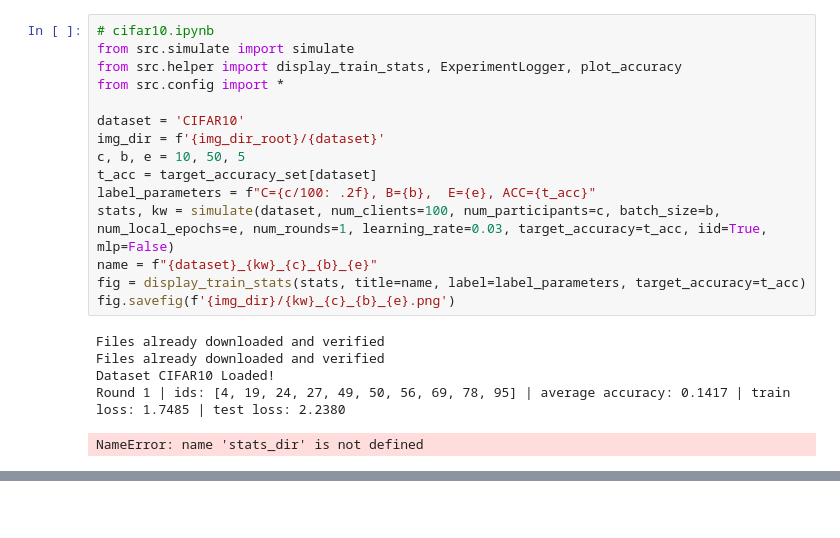
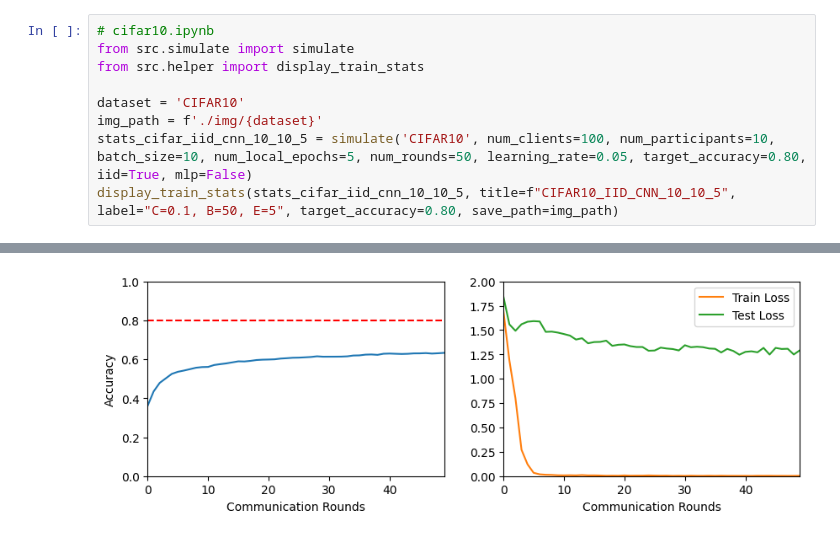
Before and after one commit to qin-zzz/federated-averaging, a Jupyter notebook: exp_cifar10.ipynb, the cells around one changed output, grey strips where cells are left out. Saved outputs shown, nothing was run; the diff lists cells and outputs as text; blank space fills up the shorter version.

```diff
--- a/exp_cifar10.ipynb
+++ b/exp_cifar10.ipynb
@@ -1,21 +1,10 @@
-# %%
-# cifar10.ipynb
-from src.simulate import simulate
-from src.helper import display_train_stats, ExperimentLogger, plot_accuracy
-from src.config import *
-
-dataset = 'CIFAR10'
-img_dir = f'{img_dir_root}/{dataset}'
-c, b, e = 10, 50, 5
-t_acc = target_accuracy_set[dataset]
-label_parameters = f"C={c/100: .2f}, B={b},  E={e}, ACC={t_acc}"
-stats, kw = simulate(dataset, num_clients=100, num_participants=c, batch_size=b, num_local_epochs=e, num_rounds=1, learning_rate=0.03, target_accuracy=t_acc, iid=True, mlp=False)
-name = f"{dataset}_{kw}_{c}_{b}_{e}"
-fig = display_train_stats(stats, title=name, label=label_parameters, target_accuracy=t_acc)
-fig.savefig(f'{img_dir}/{kw}_{c}_{b}_{e}.png')
-# %% [output]
-Files already downloaded and verified
-Files already downloaded and verified
-Dataset CIFAR10 Loaded!
-Round 1 | ids: [4, 19, 24, 27, 49, 50, 56, 69, 78, 95] | average accuracy: 0.1417 | train loss: 1.7485 | test loss: 2.2380
-NameError: name 'stats_dir' is not defined
+# %%
+# cifar10.ipynb
+from src.simulate import simulate
+from src.helper import display_train_stats
+
+dataset = 'CIFAR10'
+img_path = f'./img/{dataset}'
+stats_cifar_iid_cnn_10_10_5 = simulate('CIFAR10', num_clients=100, num_participants=10, batch_size=10, num_local_epochs=5, num_rounds=50, learning_rate=0.05, target_accuracy=0.80, iid=True, mlp=False)
+display_train_stats(stats_cifar_iid_cnn_10_10_5, title=f"CIFAR10_IID_CNN_10_10_5", label="C=0.1, B=50, E=5", target_accuracy=0.80, save_path=img_path)
+# %% [output]
@@ -21,0 +28 @@ NameError: name 'stats_dir' is not defined
+[figure, added]
```
Also changed, not shown: parts of 1 cell of this notebook.
